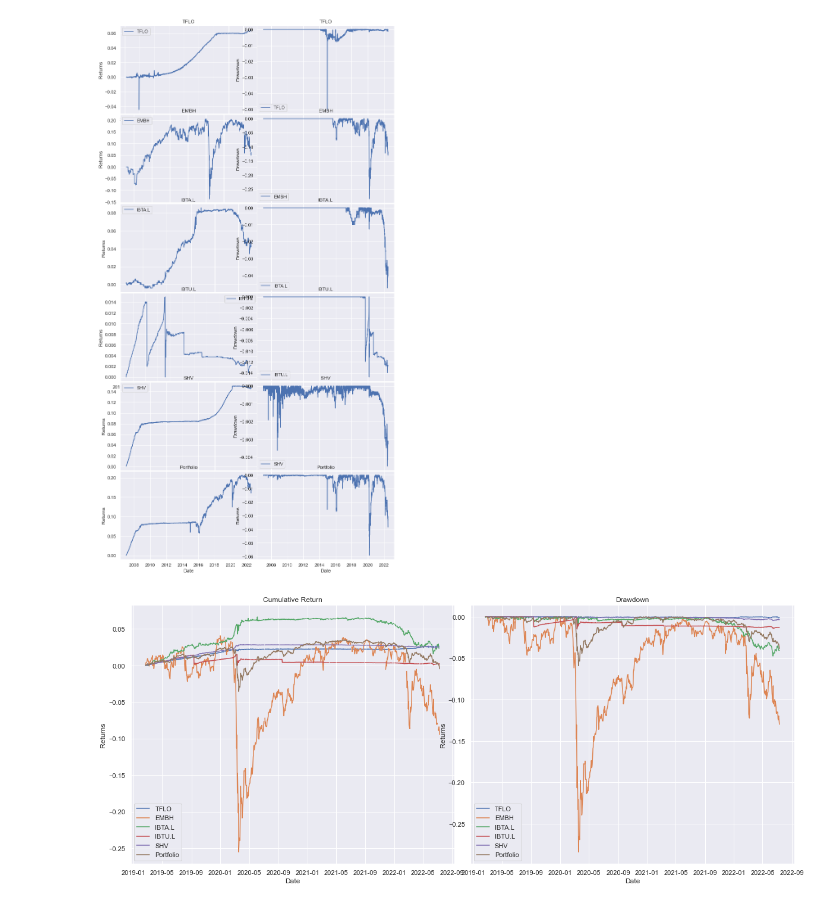
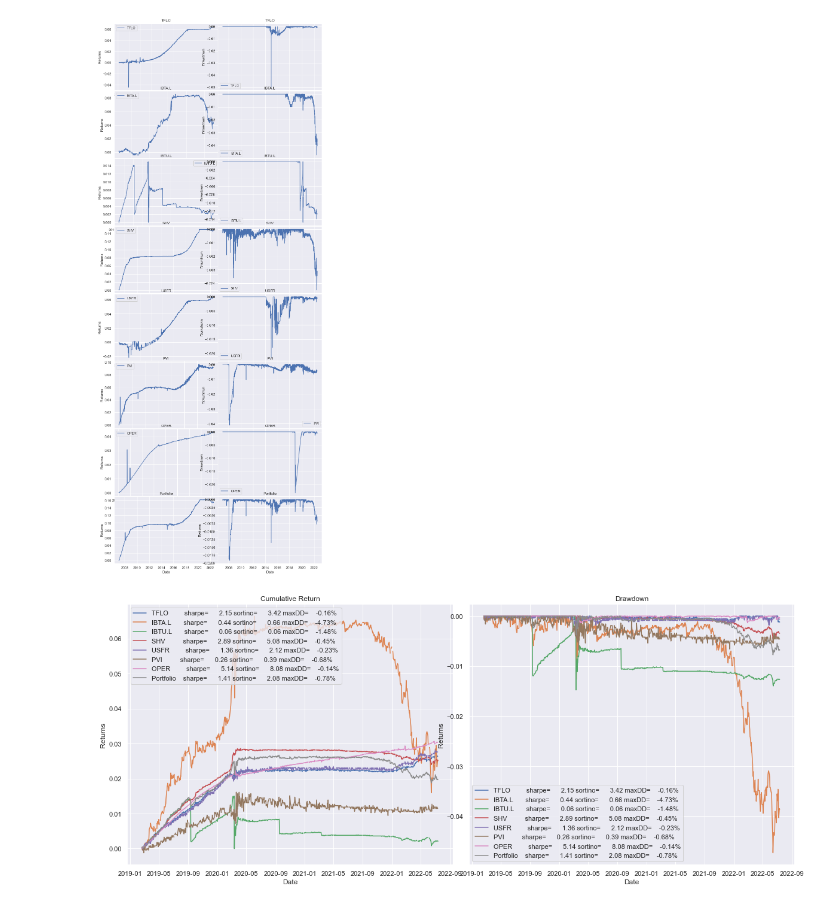
Before and after one commit to wakamex/tradcharts, a Jupyter notebook: stocks.ipynb, the cells around one changed output. Saved outputs shown, nothing was run; the diff lists cells and outputs as text; code cells hidden in the pictures.

```diff
--- a/stocks.ipynb
+++ b/stocks.ipynb
@@ -23,16 +23,18 @@ stock.sharpe()
 # %%
-tickerList = ['TFLO','EMBH','IBTA.L','IBTU.L','SHV','DFNM']
+# tickerList = ['TFLO','EMBH','IBTA.L','IBTU.L','SHV','DFNM']
+tickerList = ['TFLO','IBTA.L','IBTU.L','SHV','USFR','PVI','OPER']
 
 stocks = pd.DataFrame()
-startDates = []
+startDates = dict()
 for i in tickerList:
     newStock = qs.utils.download_returns(i)
     stocks = pd.concat([stocks, newStock], axis=1)
-    startDates.append(newStock.index[0])
+    startDates[i]=newStock.index[0]
 # %%
 stocks.columns = tickerList
 display(stocks.tail(3))
 display(startDates)
-maxStartDate = max(startDates)
+display(startDates.keys())
+maxStartDate = max(startDates.values())
 display(maxStartDate)
 # %% [output]
@@ -92,37 +106,40 @@ ax[n-1,1].set_ylabel('Returns')
 plt.show()
 # qs.plots.snapshot(portfolio, title='Performance')
 # %% [output]
-[figure, old version]
+[figure, new version]
 # %%
 # portfolio = qs.utils.make_index(stocks)
 n = stocks.shape[1]+1
 # display(n)
+labelFormat =  '{:12s} sharpe={:10.2f} sortino={:10.2f} maxDD={:10.2%}'
 portfolio = stocks.mean(axis=1)
 fig, ax = plt.subplots(ncols=2, nrows=1,gridspec_kw = {'wspace':0.05, 'hspace':0.01}, figsize=(20,8))
 fig.patch.set_facecolor('white')
 for i, stock in enumerate(stocks.columns):
     relevantData = stocks[stock].loc[stocks[stock].index>=maxStartDate]
-    ax[0].plot(qs.stats.compsum(relevantData), label=stock)
+    relevantLabel = labelFormat.format(stock,qs.stats.sharpe(relevantData),qs.stats.sortino(relevantData),qs.stats.max_drawdown(relevantData))
+    ax[0].plot(qs.stats.compsum(relevantData), label=relevantLabel)
     ax[0].set_title(stock)
     ax[0].set_xlabel('Date')
     ax[0].set_ylabel('Percent Return')
-    ax[1].plot(qs.stats.to_drawdown_series(relevantData), label=stock)
+    ax[1].plot(qs.stats.to_drawdown_series(relevantData), label=relevantLabel)
     ax[1].set_xlabel('Date')
     ax[1].set_ylabel('Percentage Drawdown')
 relevantData = portfolio.loc[portfolio.index>=maxStartDate]
-ax[0].plot(qs.stats.compsum(relevantData), label='Portfolio')
+relevantLabel = labelFormat.format('Portfolio',qs.stats.sharpe(relevantData),qs.stats.sortino(relevantData),qs.stats.max_drawdown(relevantData))
+ax[0].plot(qs.stats.compsum(relevantData), label=relevantLabel)
 ax[0].set_xlabel('Date')
 ax[0].set_ylabel('Returns')
 ax[0].legend()
 ax[0].set_title('Cumulative Return')
-ax[1].plot(qs.stats.to_drawdown_series(relevantData), label='Portfolio')
+ax[1].plot(qs.stats.to_drawdown_series(relevantData), label=relevantLabel)
 ax[1].set_xlabel('Date')
 ax[1].set_ylabel('Returns')
 ax[1].legend()
 ax[1].set_title('Drawdown')
 plt.show()
 # %% [output]
-[figure, old version]
+[figure, new version]
 # %%
 # report = qs.reports.metrics(mode='full', returns=stock)
 # %%
```
Also changed, not shown: parts of 5 cells of this notebook.
